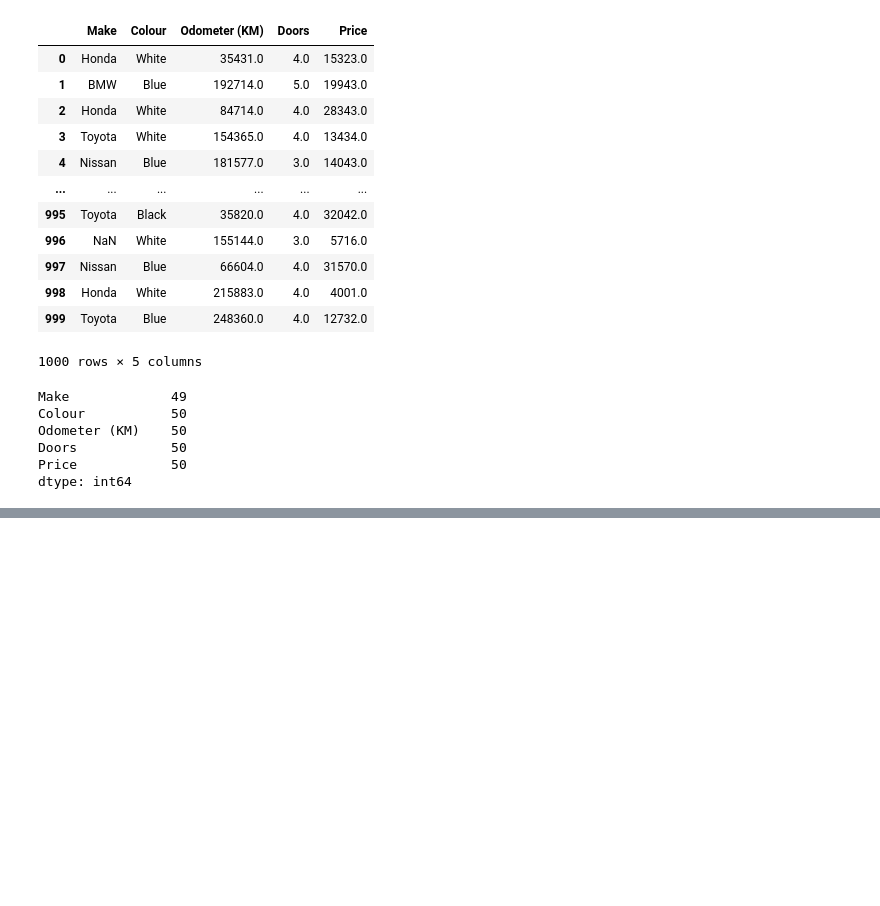
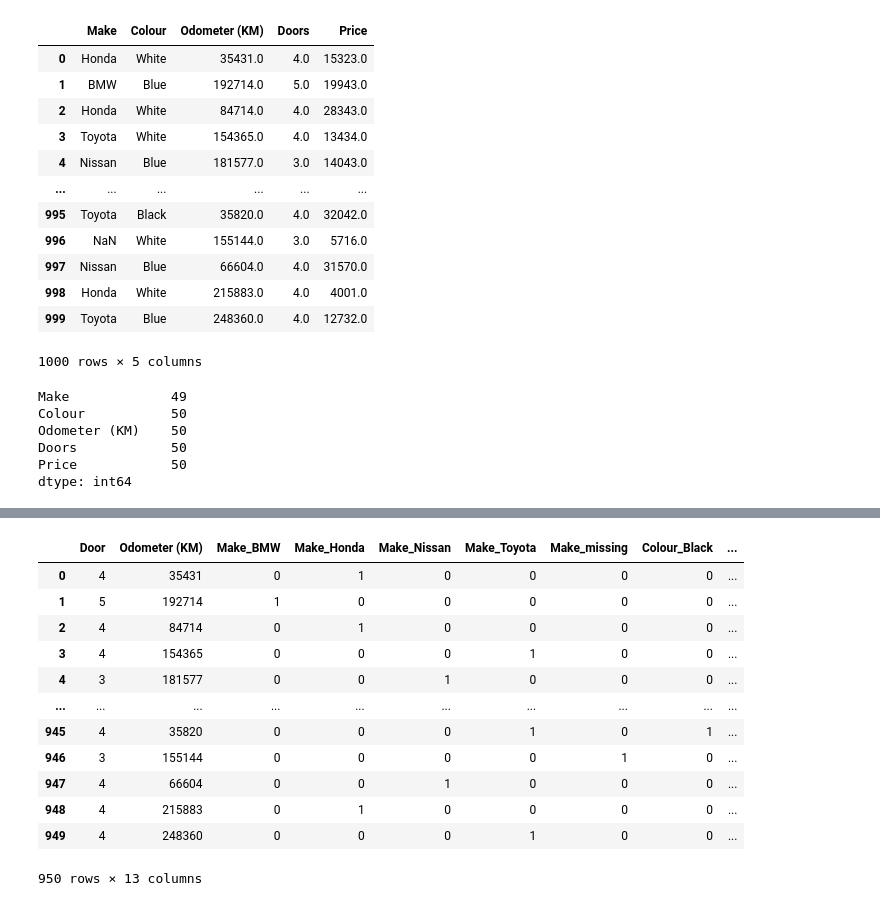
Before and after one commit to safeer-maker/Zero-to-Mastery-in-Machine-Learning, a Jupyter notebook: SkLearn_Practice .ipynb, the cells around one changed output, grey strips where cells are left out. Saved outputs shown, nothing was run; the diff lists cells and outputs as text; code cells hidden in the pictures; blank space fills up the shorter version.

```diff
--- a/SkLearn_Practice .ipynb
+++ b/SkLearn_Practice .ipynb
@@ -505,0 +661,27 @@ catagorical_col = ['Make','Colour','Doors']
+# %%
+X = car_miss_df.drop(columns='Price')
+y = car_miss_df['Price']
+# %%
+# import missing values
+from sklearn.impute import SimpleImputer
+from sklearn.compose import ColumnTransformer
+
+#fill categorical valus
+catag_imputer = SimpleImputer(strategy='constant',fill_value='missing')
+door_imputer  = SimpleImputer(strategy='constant',fill_value=4)
+num_imputer   = SimpleImputer(strategy='mean')
+
+#define columns
+cat_features = ['Make','Colour']
+door_features= ['Doors']
+num_features = ['Odometer (KM)']
+
+#Create an imputer
+imputer = ColumnTransformer ([
+    ('cat_imputer', catag_imputer, cat_features),
+    ('door_imputer',door_imputer,  door_features),
+    ('num_imputer', num_imputer,   num_features)
+])
+
+filled_X = imputer.fit_transform(X)
+filled_X
@@ -505,0 +696,3 @@ catagorical_col = ['Make','Colour','Doors']
+# %%
+new_X = pd.DataFrame(filled_X, columns=['Make','Colour','Door','Odometer (KM)'])
+new_X
@@ -505,0 +735,3 @@ catagorical_col = ['Make','Colour','Doors']
+# %%
+new_X['Odometer (KM)'] = new_X['Odometer (KM)'].astype(int)
+new_X['Door'] = new_X['Door'].astype(int)
@@ -505,0 +752,17 @@ catagorical_col = ['Make','Colour','Doors']
+# %%
+new_one_hot_X = pd.get_dummies (new_X)
+new_one_hot_X
+# %% [output]
+|  | Door | Odometer (KM) | Make_BMW | Make_Honda | Make_Nissan | Make_Toyota | Make_missing | Colour_Black | ... |
+| 0 | 4 | 35431 | 0 | 1 | 0 | 0 | 0 | 0 | ... |
+| 1 | 5 | 192714 | 1 | 0 | 0 | 0 | 0 | 0 | ... |
+| 2 | 4 | 84714 | 0 | 1 | 0 | 0 | 0 | 0 | ... |
+| 3 | 4 | 154365 | 0 | 0 | 0 | 1 | 0 | 0 | ... |
+| 4 | 3 | 181577 | 0 | 0 | 1 | 0 | 0 | 0 | ... |
+| ... | ... | ... | ... | ... | ... | ... | ... | ... | ... |
+| 945 | 4 | 35820 | 0 | 0 | 0 | 1 | 0 | 1 | ... |
+| 946 | 3 | 155144 | 0 | 0 | 0 | 0 | 1 | 0 | ... |
+| 947 | 4 | 66604 | 0 | 0 | 1 | 0 | 0 | 0 | ... |
+| 948 | 4 | 215883 | 0 | 1 | 0 | 0 | 0 | 0 | ... |
+| 949 | 4 | 248360 | 0 | 0 | 0 | 1 | 0 | 0 | ... |
+950 rows × 13 columns
```
Also changed, not shown: parts of 40 cells of this notebook.
